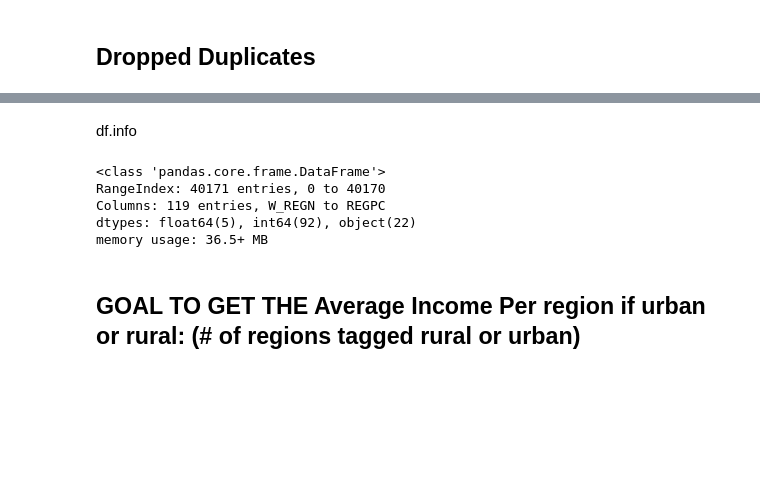
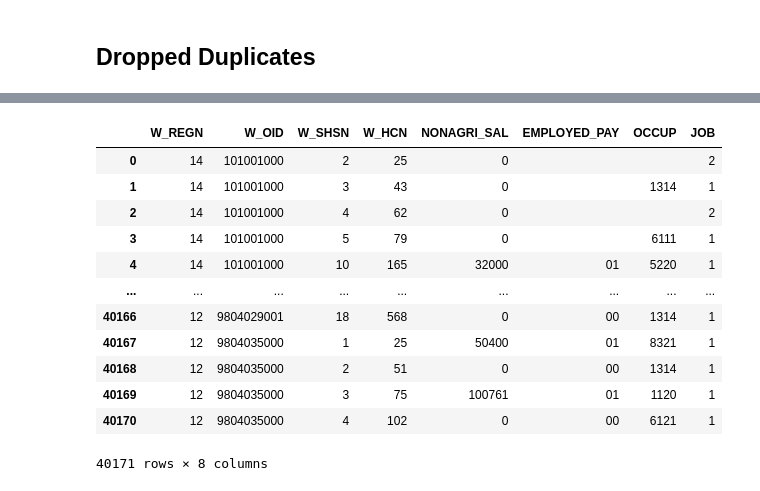
Before and after one commit to chiwasushuba/CSMODEL-Project, a Jupyter notebook: notebook.ipynb, the cells around one changed output, grey strips where cells are left out. Saved outputs shown, nothing was run; the diff lists cells and outputs as text; code cells hidden in the pictures; blank space fills up the shorter version.

Commit message:
Cleaning data1

```diff
--- a/notebook.ipynb
+++ b/notebook.ipynb
@@ -36,0 +44,3 @@ df
+# %%
+# Select only wanted variables
+selected_df = df[["W_REGN","W_OID","W_SHSN","W_HCN","NONAGRI_SAL","EMPLOYED_PAY","OCCUP","JOB"]]
@@ -74,12 +67,19 @@ df =
-# %% [markdown]
-df.info
-# %%
-df.info()
-# %% [output]
-<class 'pandas.core.frame.DataFrame'>
-RangeIndex: 40171 entries, 0 to 40170
-Columns: 119 entries, W_REGN to REGPC
-dtypes: float64(5), int64(92), object(22)
-memory usage: 36.5+ MB
-# %% [markdown]
-## GOAL TO GET THE Average Income Per region if urban or rural: (# of regions tagged rural or urban)
+# %%
+selected_df = selected_df.drop_duplicates()
+# %%
+selected_df = selected_df.dropna(subset=["OCCUP"])
+selected_df
+# %% [output]
+|  | W_REGN | W_OID | W_SHSN | W_HCN | NONAGRI_SAL | EMPLOYED_PAY | OCCUP | JOB |
+| 0 | 14 | 101001000 | 2 | 25 | 0 |  |  | 2 |
+| 1 | 14 | 101001000 | 3 | 43 | 0 |  | 1314 | 1 |
+| 2 | 14 | 101001000 | 4 | 62 | 0 |  |  | 2 |
+| 3 | 14 | 101001000 | 5 | 79 | 0 |  | 6111 | 1 |
+| 4 | 14 | 101001000 | 10 | 165 | 32000 | 01 | 5220 | 1 |
+| ... | ... | ... | ... | ... | ... | ... | ... | ... |
+| 40166 | 12 | 9804029001 | 18 | 568 | 0 | 00 | 1314 | 1 |
+| 40167 | 12 | 9804035000 | 1 | 25 | 50400 | 01 | 8321 | 1 |
+| 40168 | 12 | 9804035000 | 2 | 51 | 0 | 00 | 1314 | 1 |
+| 40169 | 12 | 9804035000 | 3 | 75 | 100761 | 01 | 1120 | 1 |
+| 40170 | 12 | 9804035000 | 4 | 102 | 0 | 00 | 6121 | 1 |
+40171 rows × 8 columns
```
Also changed, not shown: parts of 13 cells of this notebook.
